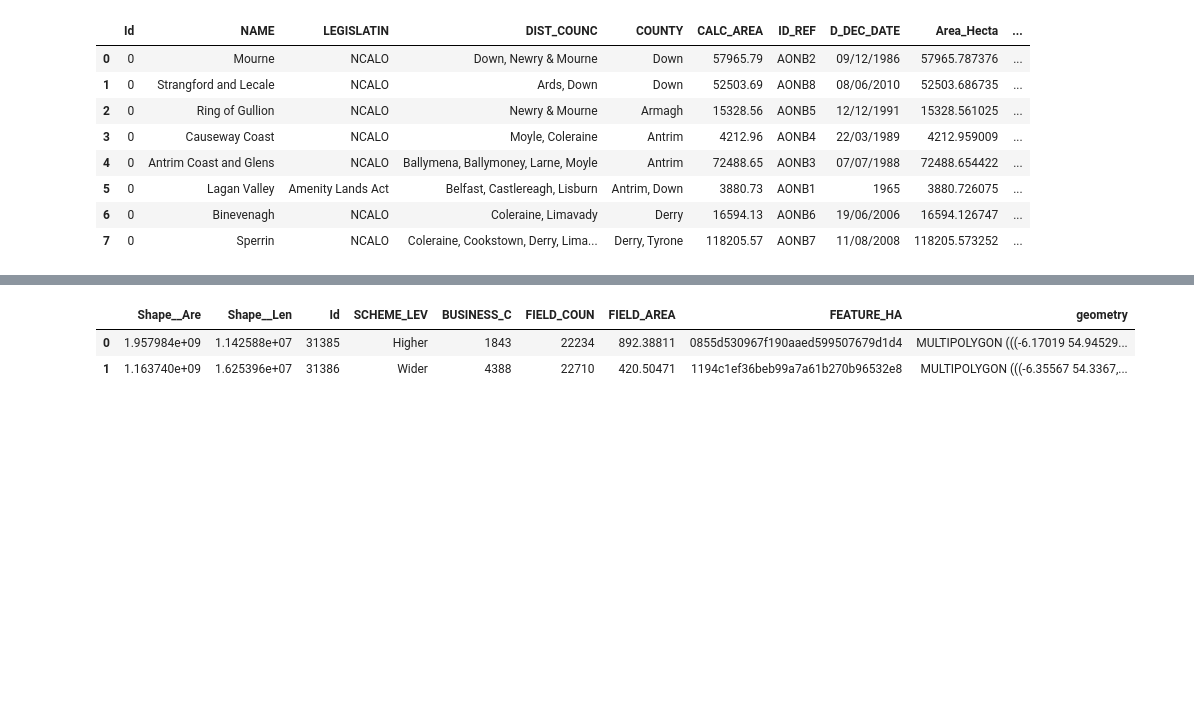
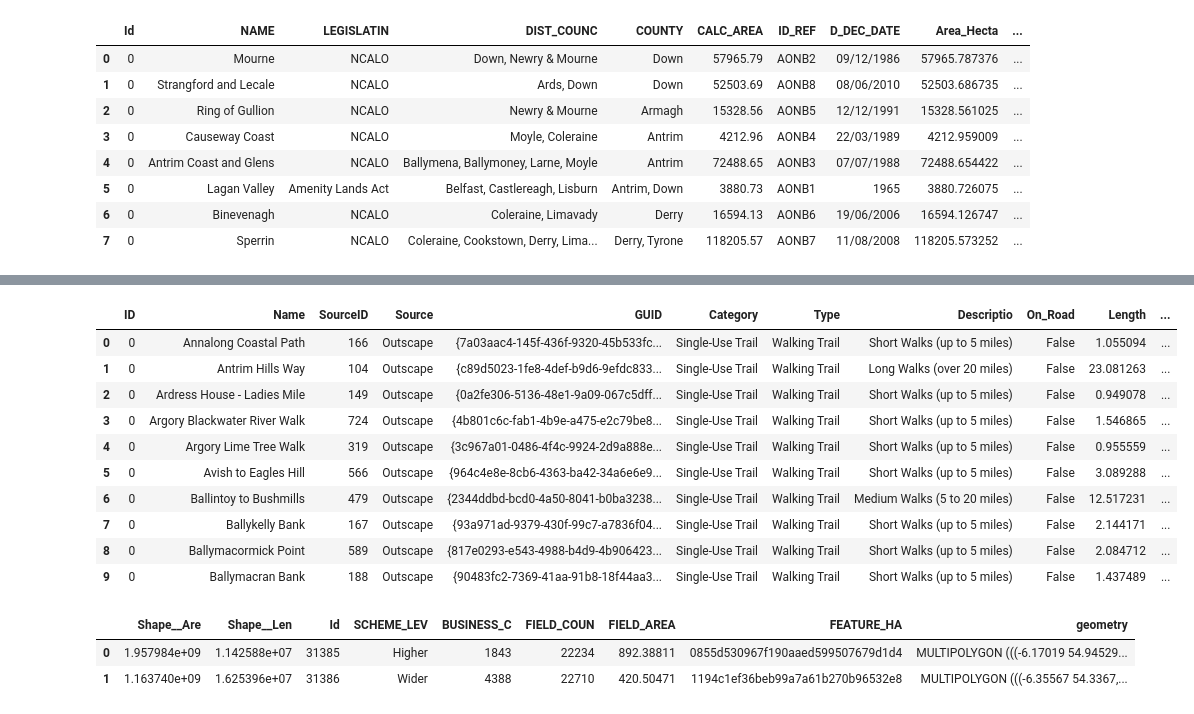
Before and after one commit to Elwin435/assignment, a Jupyter notebook: assignment/Peatland Protection Map.ipynb, the cells around one changed output, grey strips where cells are left out. Drawn from its saved outputs; the diff is of its cells as text; code cells hidden in the pictures; blank space fills up the shorter version.

```diff
--- a/assignment/Peatland Protection Map.ipynb
+++ b/assignment/Peatland Protection Map.ipynb
@@ -147,4 +182,21 @@ assi.head(10)
 | 7 | 4569 | ASSI175 | Runkerry | Antrim | 1:10000 | No ASSI feature present in this f... | No ASSI feature present in this f... | No ASSI feature present in this f... | Coastal processes | 9.0 | ... |
 | 8 | 4570 | ASSI101 | Portballintrae | Antrim | 1:10000 | No ASSI feature present in this f... | No ASSI feature present in this f... | No ASSI feature present in this f... | Pleistocene | 3.0 | ... |
 | 9 | 4571 | ASSI174 | White Rocks | Antrim | 1:10000 | No ASSI feature present in this f... | No ASSI feature present in this f... | No ASSI feature present in this f... | Cretaceous stratigraphy, Tertiary... | 11.0 | ... |
+# %%
+"""
+Preview the first 10 rows of the trails GeoDataFrame to inspect structure and key attributes
+    """
+trails.head(10)
+# %% [output]
+|  | ID | Name | SourceID | Source | GUID | Category | Type | Descriptio | On_Road | Length | ... |
+| 0 | 0 | Annalong Coastal Path | 166 | Outscape | {7a03aac4-145f-436f-9320-45b533fc... | Single-Use Trail | Walking Trail | Short Walks (up to 5 miles) | False | 1.055094 | ... |
+| 1 | 0 | Antrim Hills Way | 104 | Outscape | {c89d5023-1fe8-4def-b9d6-9efdc833... | Single-Use Trail | Walking Trail | Long Walks (over 20 miles) | False | 23.081263 | ... |
+| 2 | 0 | Ardress House - Ladies Mile | 149 | Outscape | {0a2fe306-5136-48e1-9a09-067c5dff... | Single-Use Trail | Walking Trail | Short Walks (up to 5 miles) | False | 0.949078 | ... |
+| 3 | 0 | Argory Blackwater River Walk | 724 | Outscape | {4b801c6c-fab1-4b9e-a475-e2c79be8... | Single-Use Trail | Walking Trail | Short Walks (up to 5 miles) | False | 1.546865 | ... |
+| 4 | 0 | Argory Lime Tree Walk | 319 | Outscape | {3c967a01-0486-4f4c-9924-2d9a888e... | Single-Use Trail | Walking Trail | Short Walks (up to 5 miles) | False | 0.955559 | ... |
+| 5 | 0 | Avish to Eagles Hill | 566 | Outscape | {964c4e8e-8cb6-4363-ba42-34a6e6e9... | Single-Use Trail | Walking Trail | Short Walks (up to 5 miles) | False | 3.089288 | ... |
+| 6 | 0 | Ballintoy to Bushmills | 479 | Outscape | {2344ddbd-bcd0-4a50-8041-b0ba3238... | Single-Use Trail | Walking Trail | Medium Walks (5 to 20 miles) | False | 12.517231 | ... |
+| 7 | 0 | Ballykelly Bank | 167 | Outscape | {93a971ad-9379-430f-99c7-a7836f04... | Single-Use Trail | Walking Trail | Short Walks (up to 5 miles) | False | 2.144171 | ... |
+| 8 | 0 | Ballymacormick Point | 589 | Outscape | {817e0293-e543-4988-b4d9-4b906423... | Single-Use Trail | Walking Trail | Short Walks (up to 5 miles) | False | 2.084712 | ... |
+| 9 | 0 | Ballymacran Bank | 188 | Outscape | {90483fc2-7369-41aa-91b8-18f44aa3... | Single-Use Trail | Walking Trail | Short Walks (up to 5 miles) | False | 1.437489 | ... |
 # %%
```
Also changed, not shown: parts of 20 cells of this notebook, 1 other file.
